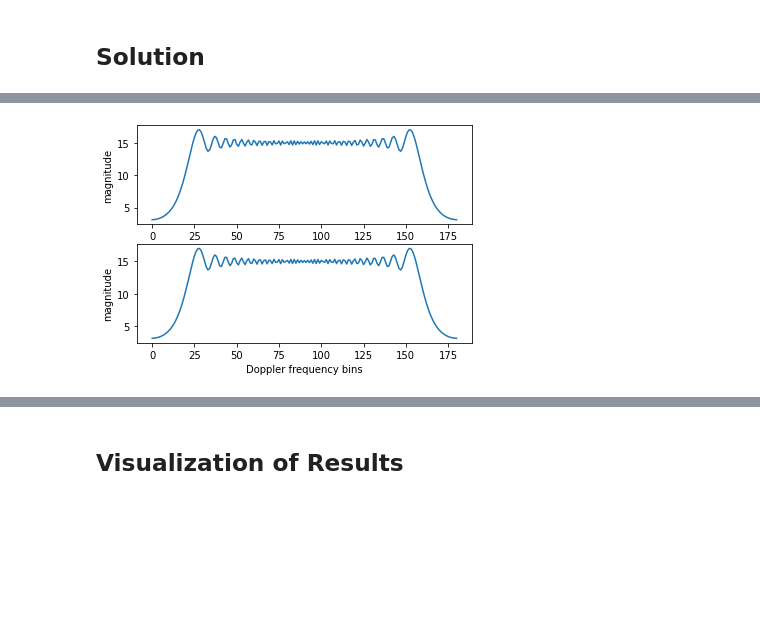
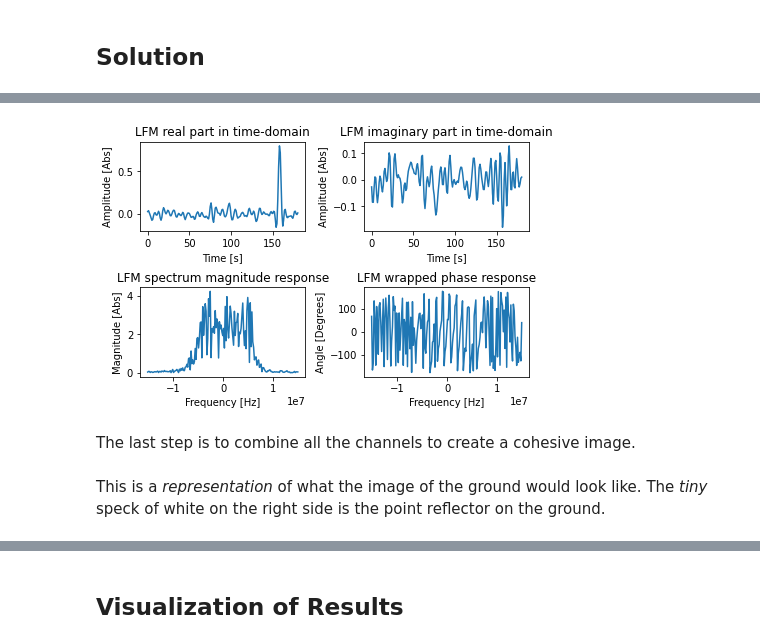
Before and after one commit to RishiKakade/Digital-Beam-Forming-for-spaceborne-Reflector-SAR, a Jupyter notebook: DBF-for-reflector-SAR.ipynb, the cells around one changed output, grey strips where cells are left out. Drawn from its saved outputs; the diff is of its cells as text; code cells hidden in the pictures; blank space fills up the shorter version.

```diff
--- a/DBF-for-reflector-SAR.ipynb
+++ b/DBF-for-reflector-SAR.ipynb
@@ -373,0 +413,3 @@ def range_matched_filter(A_0, T_p, T, f_c, alpha, f_s):
+# %%
+local_LFM = gen_symmetric_LFM(A_0, T_p, T, f_c, alpha, f_s) # re-generate the pulse that was first transmitted
+r_b = range_compression(r_b, local_LFM)
@@ -374,10 +432,4 @@ def range_matched_filter(A_0, T_p, T, f_c, alpha, f_s):
 # %%
-def range_compression(rb):
-    rb_fq = np.fft.fftshift(np.fft.fft(rb))
-    hr = range_matched_filter(A_0, T_p, T, f_c, alpha, f_s)
-    hr_fq = np.fft.fftshift(np.fft.fft(hr))
-    res = rb_fq * hr_fq
-    res = (np.fft.ifft(np.fft.fftshift(res)))
-    return res
+def channel_weight(gain): # implement Equation 4 from the paper
+    g = gain/np.sqrt(2) + 1j*gain/np.sqrt(2)
+    return np.conjugate(g)/(np.transpose(g) @ np.conjugate(g))
-# %%
-r_b = range_compression(r_b)
@@ -451,4 +436,8 @@ def plot_fq_spectra_of_matched_filters():
+# %%
+r_b = r_b * channel_weight(gain)
 # %%
-plot_fq_spectra_of_matched_filters()
+LFM_plot(r_b[0])
 # %% [output]
-[figure, old version]
+[figure, new version]
+# %% [markdown]
+The last step is to combine all the channels to create a cohesive image.
@@ -454,0 +448,2 @@ plot_fq_spectra_of_matched_filters()
+# %% [markdown]
+This is a *representation* of what the image of the ground would look like. The *tiny* speck of white on the right side is the point reflector on the ground.
```
Also changed, not shown: parts of 88 cells of this notebook, 2 other files.
